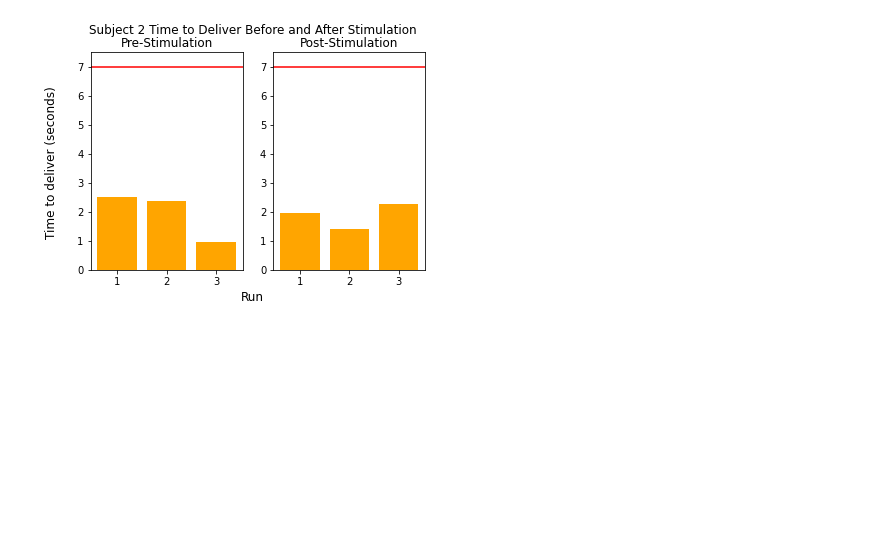
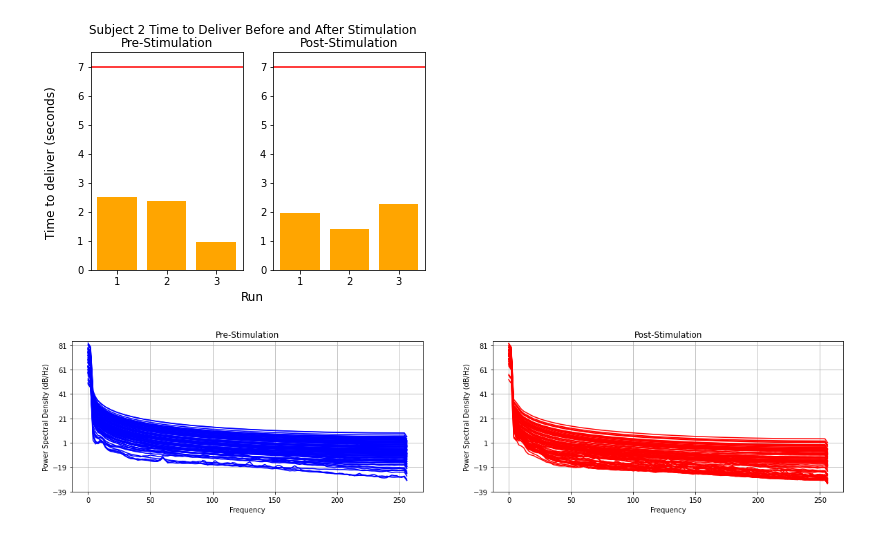
Before and after one commit to coreykarnei/Neural_Final_project, a Jupyter notebook: neural_final_notebook.ipynb, the cells around one changed output. Drawn from its saved outputs; the diff is of its cells as text; code cells hidden in the pictures; blank space fills up the shorter version.

Commit message:
power graphs

```diff
--- a/neural_final_notebook.ipynb
+++ b/neural_final_notebook.ipynb
@@ -380,3 +413,8 @@ d = Data(subjects)
 d.subject2.plot_average_successful_delivery_time()
 # %% [output]
 [figure]
+# %%
+d = Data(subjects)
+d.subject2.plot_psds()
+# %% [output]
+[figure, added]
```
Also changed, not shown: parts of 4 cells of this notebook.
